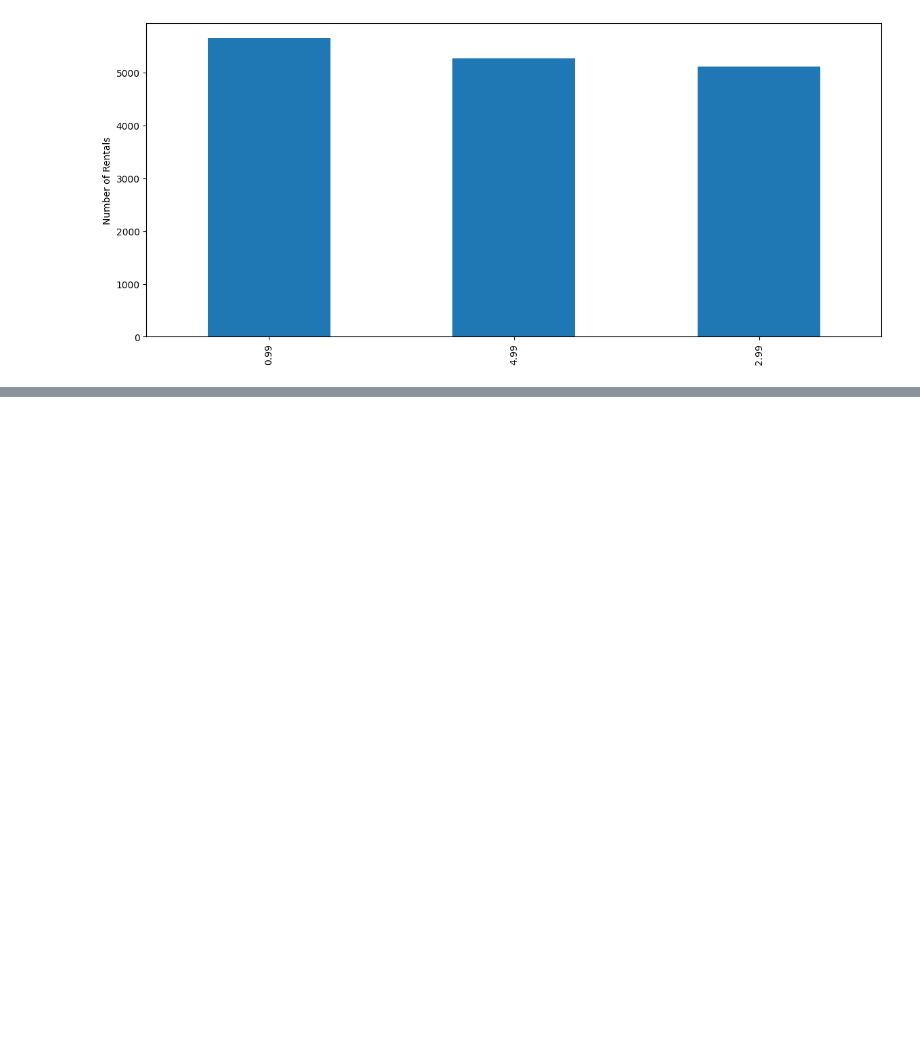
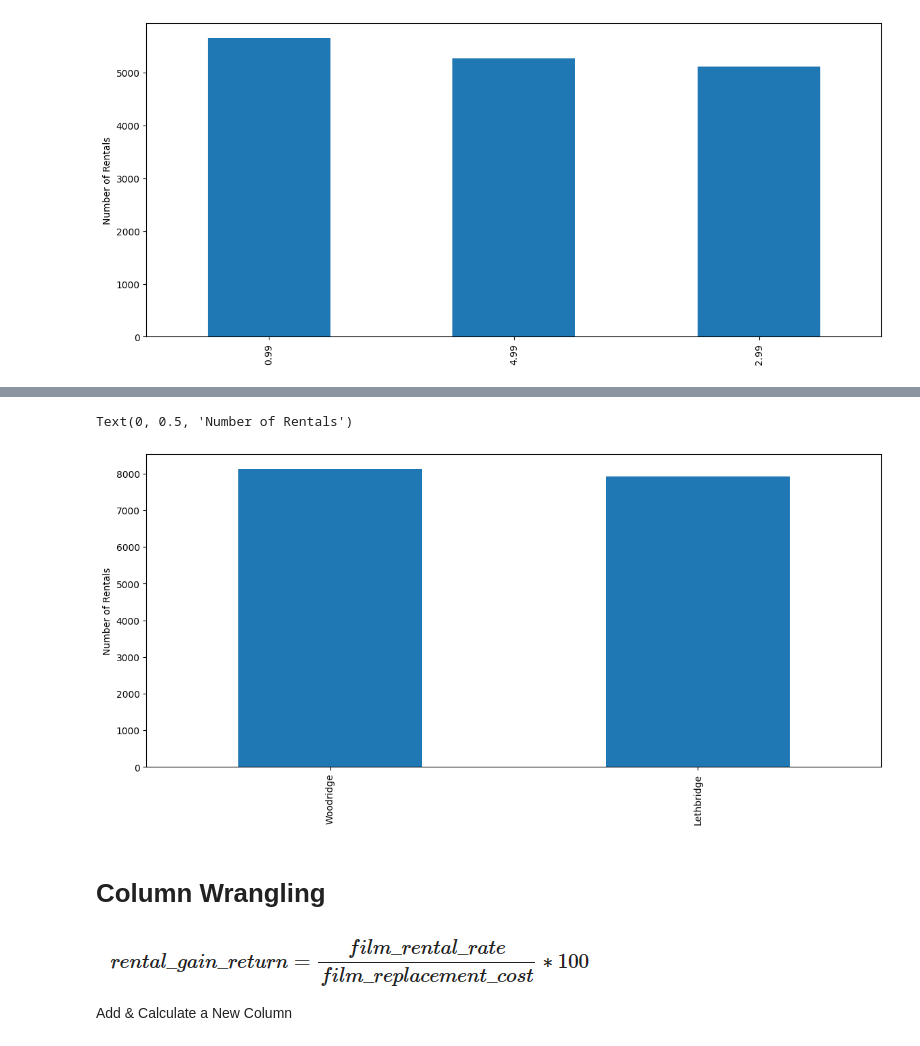
Before and after one commit to fabinahian/Data-Analysis-with-Python-by-freeCodeCamp, a Jupyter notebook: data-analysis-with-python-example-b.ipynb, the cells around one changed output, grey strips where cells are left out. Cells and saved outputs as stored; diff of their text form; code cells hidden in the pictures; blank space fills up the shorter version.

```diff
--- a/data-analysis-with-python-example-b.ipynb
+++ b/data-analysis-with-python-example-b.ipynb
@@ -118,0 +132,12 @@ Text(0, 0.5, 'Number of Rentals')
+# %%
+ax = df['rental_store_city'].value_counts().plot(kind='bar', figsize=(14,6))
+ax.set_ylabel('Number of Rentals')
+# %% [output]
+Text(0, 0.5, 'Number of Rentals')
+[figure, added]
+# %% [markdown]
+# Column Wrangling
+# %% [markdown]
+![image.png](attachment:e2338ec9-49a5-431c-a516-9a37e78d7bd1.png)
+
+Add & Calculate a New Column
```
Also changed, not shown: parts of 17 cells of this notebook.
